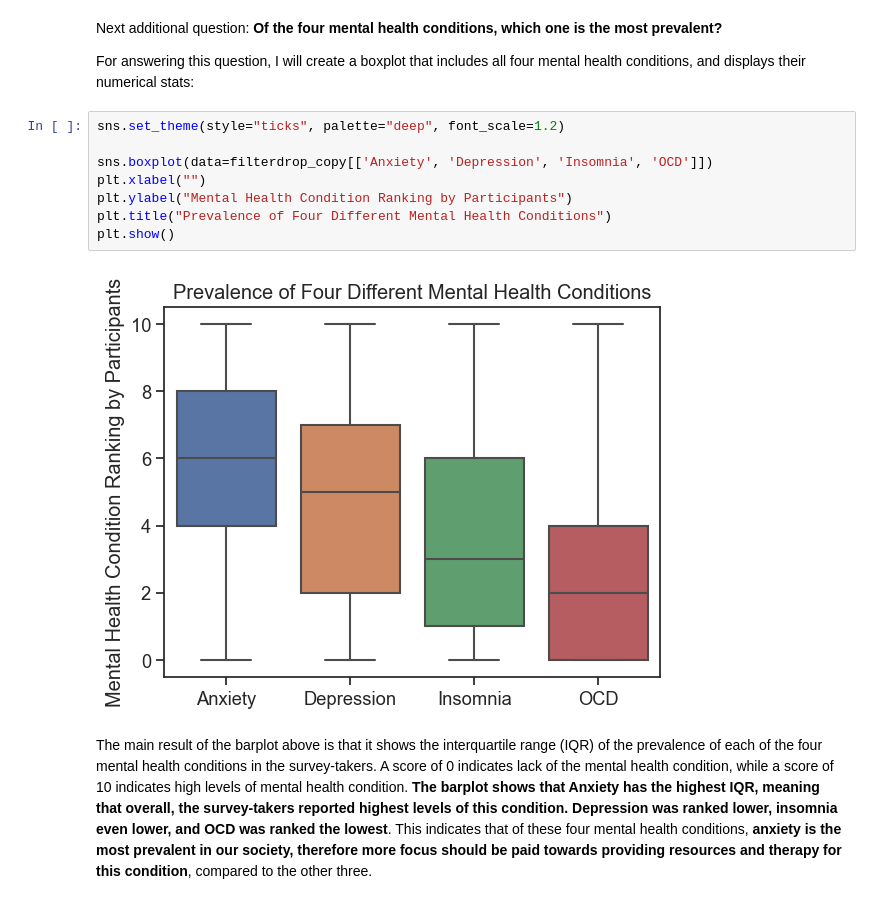
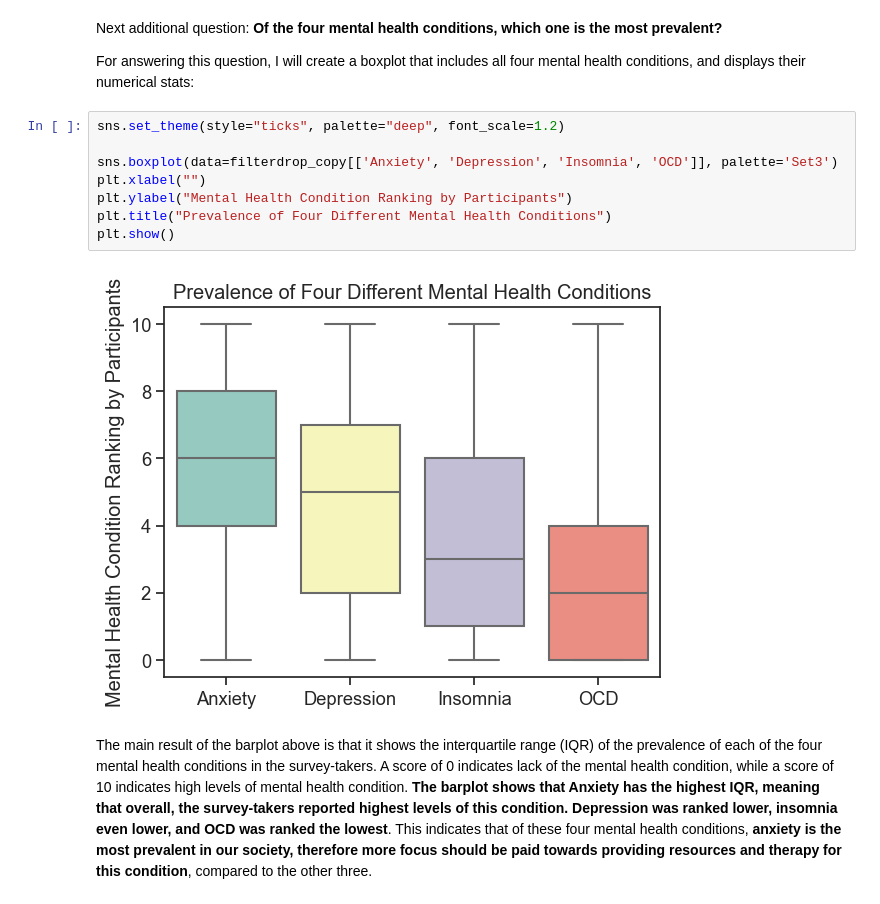
Before and after one commit to ubco-W2022T2-data301/project-group-group12, a Jupyter notebook: analysis/analysisZainab.ipynb, the cells around one changed output. Drawn from its saved outputs; the diff is of its cells as text.

```diff
--- a/analysis/analysisZainab.ipynb
+++ b/analysis/analysisZainab.ipynb
@@ -1005,13 +986,13 @@ For answering this question, I will create a boxplot that includes all four ment
 # %%
 sns.set_theme(style="ticks", palette="deep", font_scale=1.2)
 
-sns.boxplot(data=filterdrop_copy[['Anxiety', 'Depression', 'Insomnia', 'OCD']])
+sns.boxplot(data=filterdrop_copy[['Anxiety', 'Depression', 'Insomnia', 'OCD']], palette='Set3')
 plt.xlabel("")
 plt.ylabel("Mental Health Condition Ranking by Participants")
 plt.title("Prevalence of Four Different Mental Health Conditions")
 plt.show()
 # %% [output]
-[figure, old version]
+[figure, new version]
 # %% [markdown]
 The main result of the barplot above is that it shows the interquartile range (IQR) of the prevalence of each of the four mental health conditions in the survey-takers. A score of 0 indicates lack of the mental health condition, while a score of 10 indicates high levels of mental health condition. **The barplot shows that Anxiety has the highest IQR, meaning that overall, the survey-takers reported highest levels of this condition. Depression was ranked lower, insomnia even lower, and OCD was ranked the lowest**. This indicates that of these four mental health conditions, **anxiety is the most prevalent in our society, therefore more focus should be paid towards providing resources and therapy for this condition**, compared to the other three.
 # %% [markdown]
```
Also changed, not shown: parts of 13 cells of this notebook, 1 other file.
